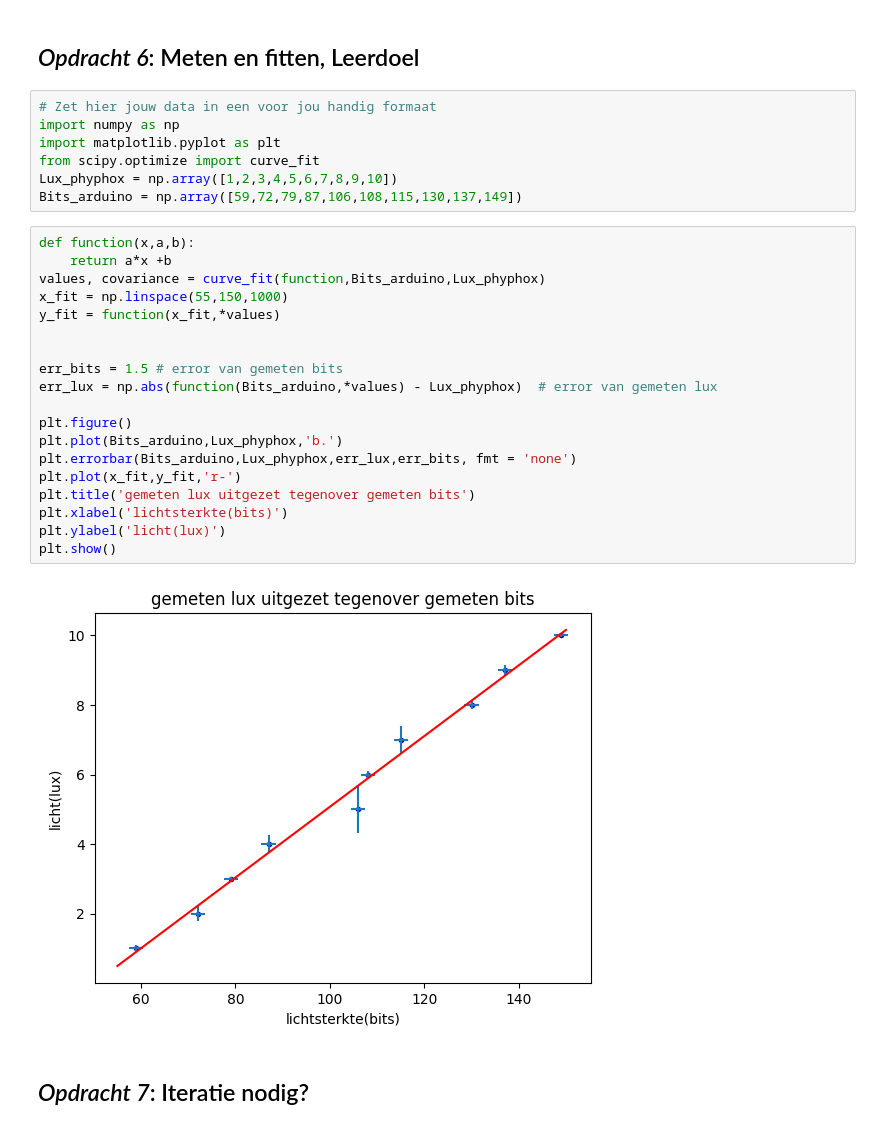
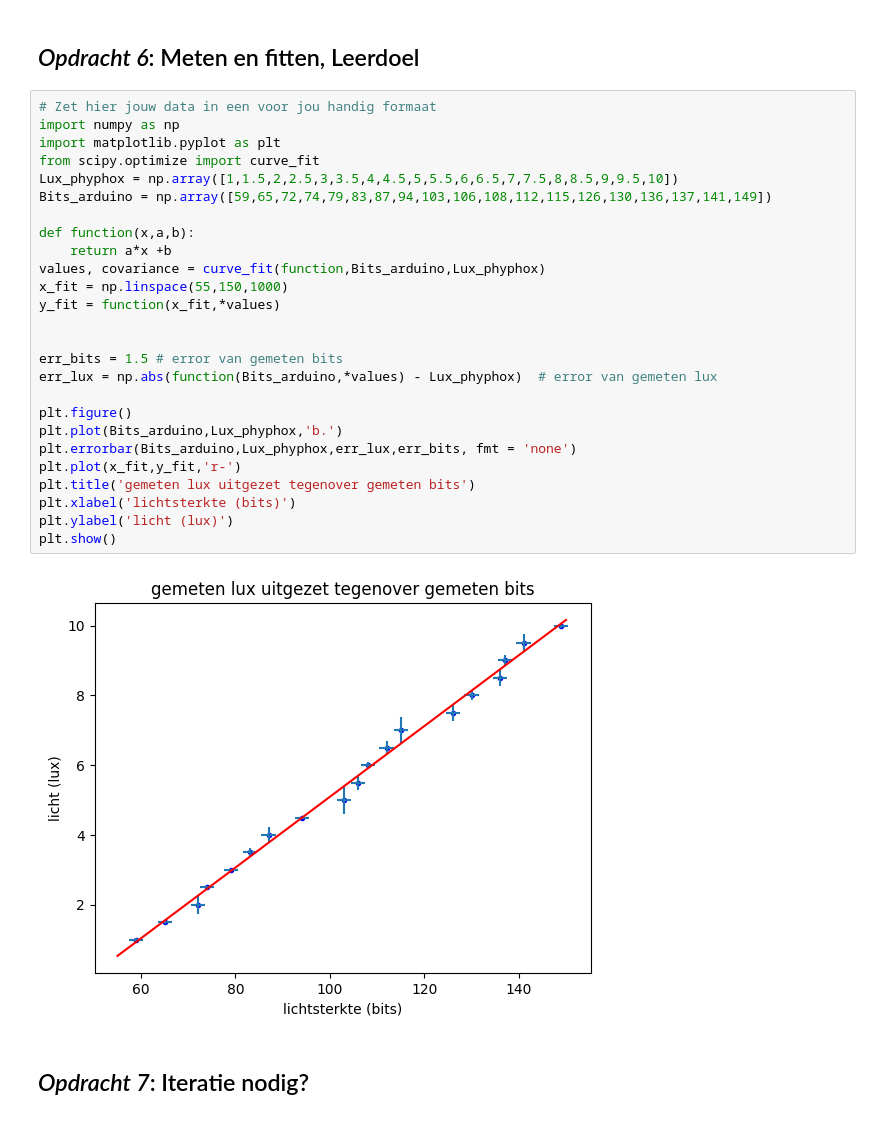
Before and after one commit to sjiemen/DEF_opdrachten_fork, a Jupyter notebook: FysiekeOntwerpopdrachten/1KalibreerEenSensorDigitaalAnaloog/DEFOntwerpopdracht1KalibreerEenSensorInvulTemplate.ipynb, the cells around one changed output. Saved outputs shown, nothing was run; the diff lists cells and outputs as text.

```diff
--- a/FysiekeOntwerpopdrachten/1KalibreerEenSensorDigitaalAnaloog/DEFOntwerpopdracht1KalibreerEenSensorInvulTemplate.ipynb
+++ b/FysiekeOntwerpopdrachten/1KalibreerEenSensorDigitaalAnaloog/DEFOntwerpopdracht1KalibreerEenSensorInvulTemplate.ipynb
@@ -65,31 +65,31 @@ Een breadbord met een lichtsensor.
 # %%
 # Zet hier jouw data in een voor jou handig formaat
 import numpy as np
 import matplotlib.pyplot as plt
 from scipy.optimize import curve_fit
-Lux_phyphox = np.array([1,2,3,4,5,6,7,8,9,10])
-Bits_arduino = np.array([59,72,79,87,106,108,115,130,137,149])
+Lux_phyphox = np.array([1,1.5,2,2.5,3,3.5,4,4.5,5,5.5,6,6.5,7,7.5,8,8.5,9,9.5,10])
+Bits_arduino = np.array([59,65,72,74,79,83,87,94,103,106,108,112,115,126,130,136,137,141,149])
+
+def function(x,a,b):
+    return a*x +b
+values, covariance = curve_fit(function,Bits_arduino,Lux_phyphox)
+x_fit = np.linspace(55,150,1000)
+y_fit = function(x_fit,*values)
+
+
+err_bits = 1.5 # error van gemeten bits
+err_lux = np.abs(function(Bits_arduino,*values) - Lux_phyphox)  # error van gemeten lux
+
+plt.figure()
+plt.plot(Bits_arduino,Lux_phyphox,'b.')
+plt.errorbar(Bits_arduino,Lux_phyphox,err_lux,err_bits, fmt = 'none')
+plt.plot(x_fit,y_fit,'r-')
+plt.title('gemeten lux uitgezet tegenover gemeten bits')
+plt.xlabel('lichtsterkte (bits)')
+plt.ylabel('licht (lux)')
+plt.show()
+# %% [output]
+[figure, added]
-# %%
-def function(x,a,b):
-    return a*x +b
-values, covariance = curve_fit(function,Bits_arduino,Lux_phyphox)
-x_fit = np.linspace(55,150,1000)
-y_fit = function(x_fit,*values)
-
-
-err_bits = 1.5 # error van gemeten bits
-err_lux = np.abs(function(Bits_arduino,*values) - Lux_phyphox)  # error van gemeten lux
-
-plt.figure()
-plt.plot(Bits_arduino,Lux_phyphox,'b.')
-plt.errorbar(Bits_arduino,Lux_phyphox,err_lux,err_bits, fmt = 'none')
-plt.plot(x_fit,y_fit,'r-')
-plt.title('gemeten lux uitgezet tegenover gemeten bits')
-plt.xlabel('lichtsterkte(bits)')
-plt.ylabel('licht(lux)')
-plt.show()
-# %% [output]
-[figure, removed]
 # %% [markdown]
 ## *Opdracht 7*: Iteratie nodig?
 # %% [markdown]
```
Also changed, not shown: parts of 4 cells of this notebook.
